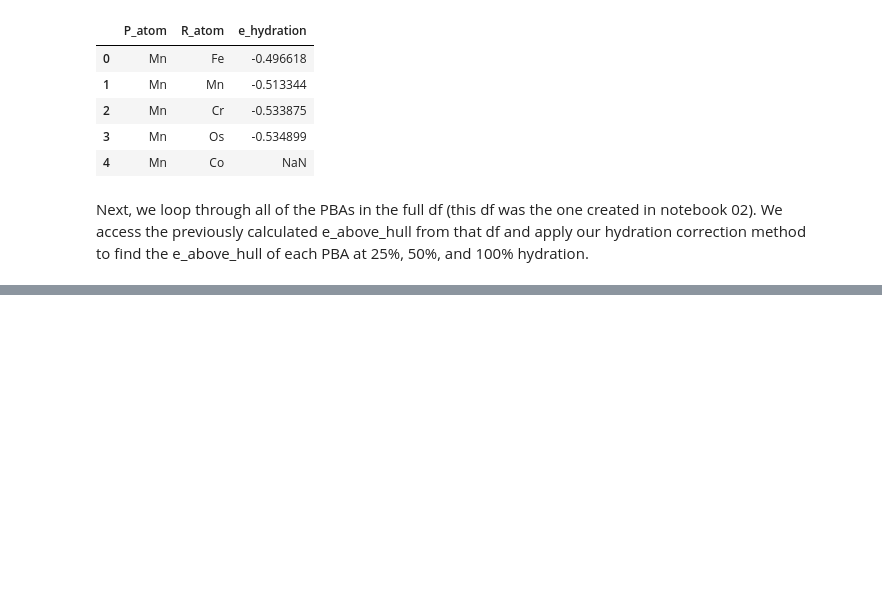
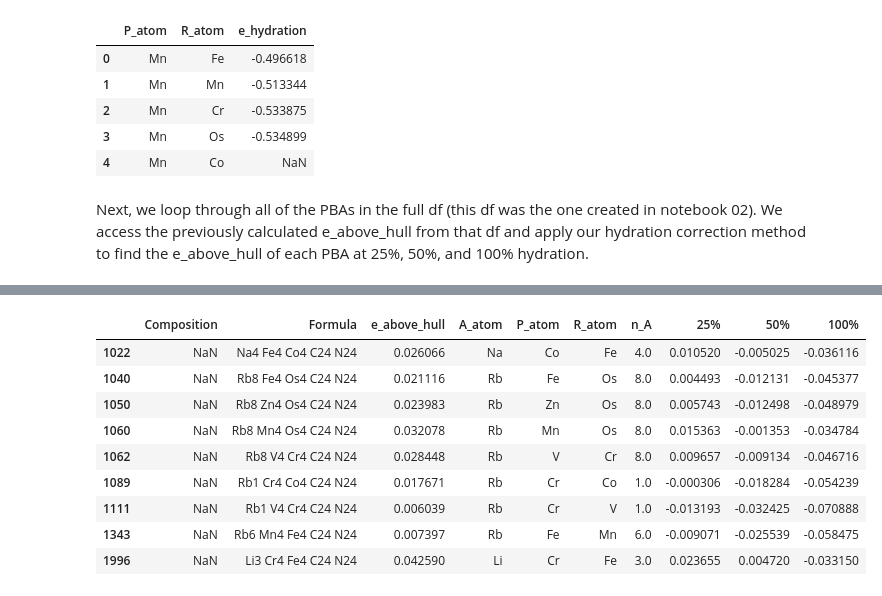
Before and after one commit to ewoodbury/my_pba_analysis, a Jupyter notebook: 04 - Hydration Analysis.ipynb, the cells around one changed output, grey strips where cells are left out. Cells and saved outputs as stored; diff of their text form; code cells hidden in the pictures; blank space fills up the shorter version.

```diff
--- a/04 - Hydration Analysis.ipynb
+++ b/04 - Hydration Analysis.ipynb
@@ -444,0 +500,13 @@ for i in range(len(pba_e_hull_df)):
+# %%
+pba_e_hull_df[pba_e_hull_df['25%'] < 0.025]
+# %% [output]
+|  | Composition | Formula | e_above_hull | A_atom | P_atom | R_atom | n_A | 25% | 50% | 100% |
+| 1022 | NaN | Na4 Fe4 Co4 C24 N24 | 0.026066 | Na | Co | Fe | 4.0 | 0.010520 | -0.005025 | -0.036116 |
+| 1040 | NaN | Rb8 Fe4 Os4 C24 N24 | 0.021116 | Rb | Fe | Os | 8.0 | 0.004493 | -0.012131 | -0.045377 |
+| 1050 | NaN | Rb8 Zn4 Os4 C24 N24 | 0.023983 | Rb | Zn | Os | 8.0 | 0.005743 | -0.012498 | -0.048979 |
+| 1060 | NaN | Rb8 Mn4 Os4 C24 N24 | 0.032078 | Rb | Mn | Os | 8.0 | 0.015363 | -0.001353 | -0.034784 |
+| 1062 | NaN | Rb8 V4 Cr4 C24 N24 | 0.028448 | Rb | V | Cr | 8.0 | 0.009657 | -0.009134 | -0.046716 |
+| 1089 | NaN | Rb1 Cr4 Co4 C24 N24 | 0.017671 | Rb | Cr | Co | 1.0 | -0.000306 | -0.018284 | -0.054239 |
+| 1111 | NaN | Rb1 V4 Cr4 C24 N24 | 0.006039 | Rb | Cr | V | 1.0 | -0.013193 | -0.032425 | -0.070888 |
+| 1343 | NaN | Rb6 Mn4 Fe4 C24 N24 | 0.007397 | Rb | Fe | Mn | 6.0 | -0.009071 | -0.025539 | -0.058475 |
+| 1996 | NaN | Li3 Cr4 Fe4 C24 N24 | 0.042590 | Li | Cr | Fe | 3.0 | 0.023655 | 0.004720 | -0.033150 |
```
Also changed, not shown: parts of 25 cells of this notebook.
